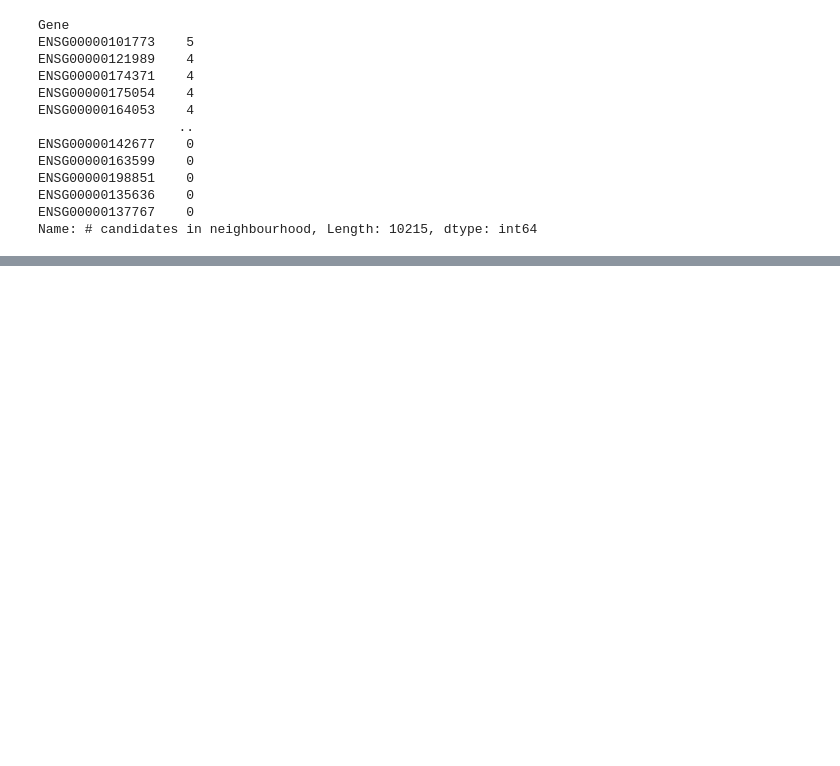
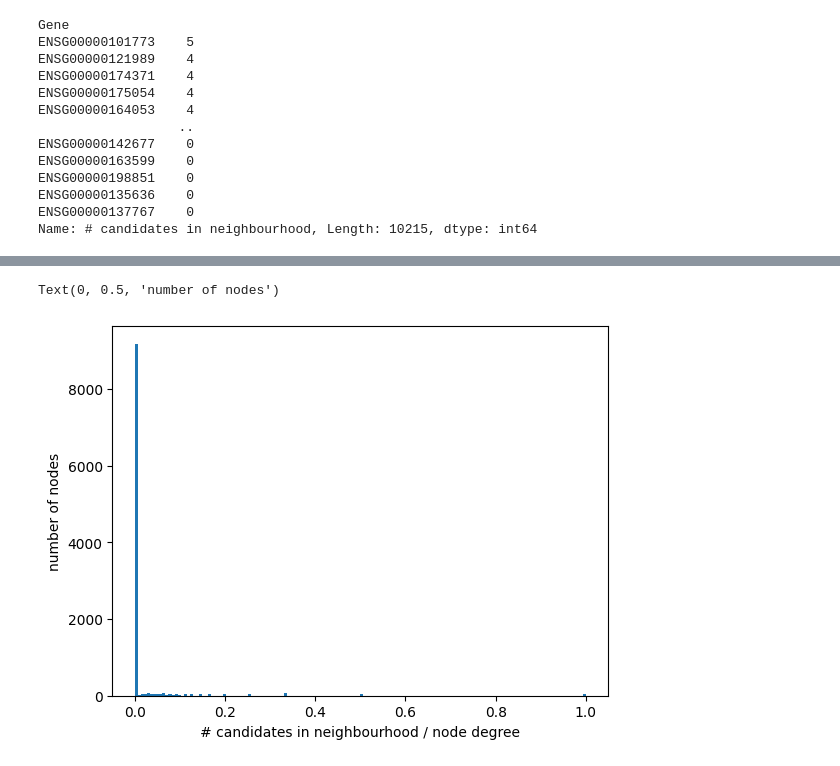
Before and after one commit to jjjk123/grexome-TIMC-Secondary-interactome, a Jupyter notebook: Interactome/humanInteractomeAnalysis.ipynb, the cells around one changed output, grey strips where cells are left out. Saved outputs shown, nothing was run; the diff lists cells and outputs as text; code cells hidden in the pictures; blank space fills up the shorter version.

```diff
--- a/Interactome/humanInteractomeAnalysis.ipynb
+++ b/Interactome/humanInteractomeAnalysis.ipynb
@@ -72,0 +115,13 @@ Text(0, 0.5, 'number of nodes')
+# %%
+# count candidate genes for each node and divide by node degree
+d = {}
+for node in G.nodes():
+    sub_G = G.subgraph([n for n in G.neighbors(node)])
+    candidates_in_neighbourhood = [x for x in [n for n in sub_G.nodes()] if x in candidates]
+    candidates_in_neighbourhood_cnt = len(candidates_in_neighbourhood)
+    d[node] = candidates_in_neighbourhood_cnt / G.degree(node)
+# %%
+s = pd.Series(d, name='Score 1')
+s.index.name = 'Gene'
+s.reset_index()
+s.sort_values(ascending=False)
@@ -72,0 +142,7 @@ Text(0, 0.5, 'number of nodes')
+# %%
+ax = s.plot.hist(bins=len(set(s.values)))
+ax.set_xlabel("# candidates in neighbourhood / node degree")
+ax.set_ylabel("number of nodes")
+# %% [output]
+Text(0, 0.5, 'number of nodes')
+[figure, added]
```
Also changed, not shown: parts of 15 cells of this notebook.
